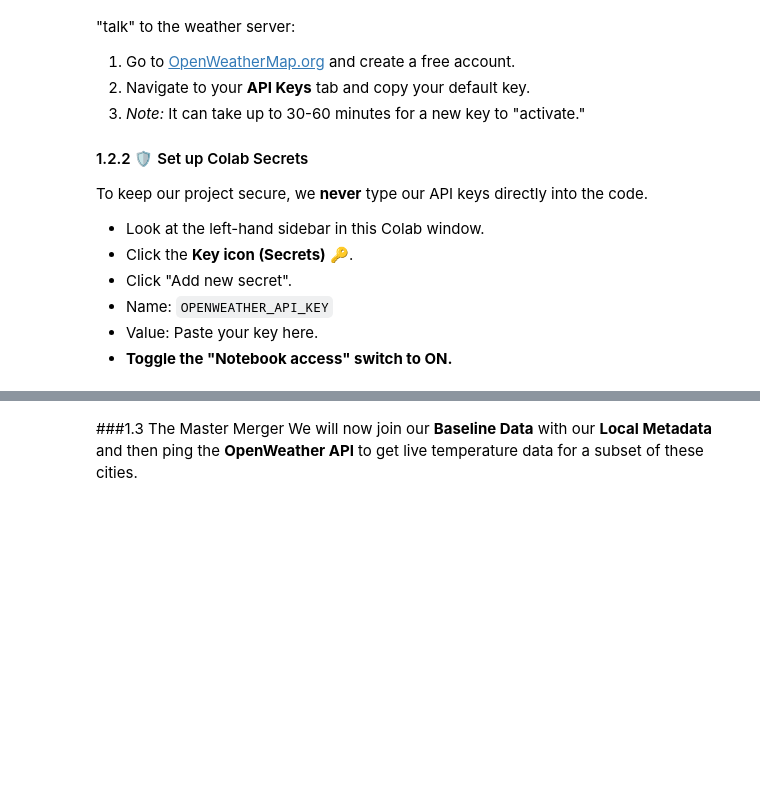
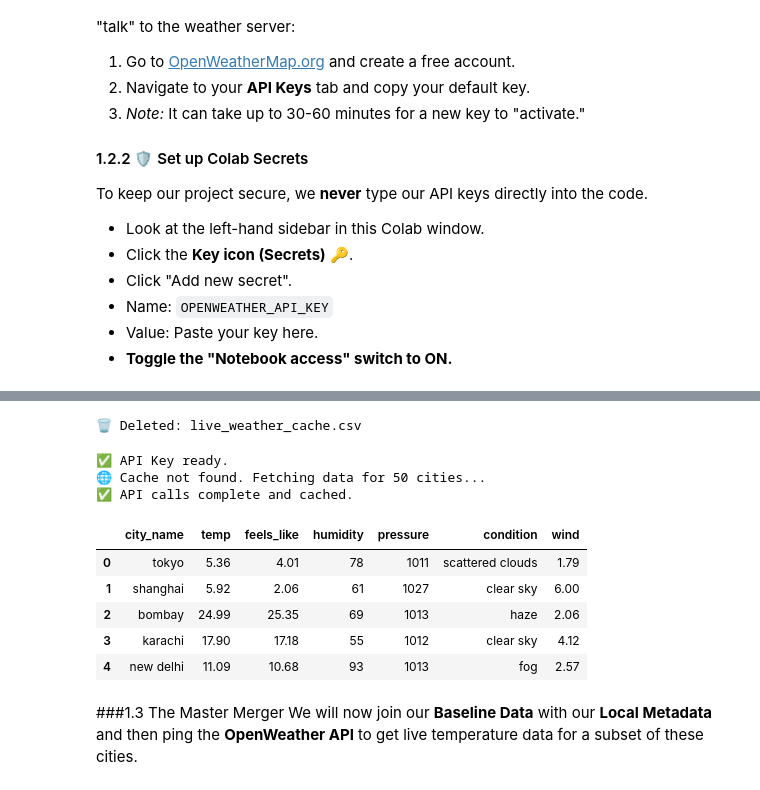
Before and after one commit to LiamDuero03/DS-Society-Project, a Jupyter notebook: Full-Project.ipynb, the cells around one changed output, grey strips where cells are left out. Saved outputs shown, nothing was run; the diff lists cells and outputs as text; code cells hidden in the pictures; blank space fills up the shorter version.

Commit message:
Upgrade, includes problem question and better structure for API call

```diff
--- a/Full-Project.ipynb
+++ b/Full-Project.ipynb
@@ -98,3 +69,82 @@ def fetch_weather(city):
+# %%
+import os
+
+# List of files to remove
+files_to_delete = []
+
+for file in files_to_delete:
+    if os.path.exists(file):
+        os.remove(file)
+        print(f"🗑️ Deleted: {file}")
+    else:
+        print(f"⚠️ {file} not found (already deleted).")
+# %% [output]
+🗑️ Deleted: live_weather_cache.csv
+# %%
+import os
+import pandas as pd
+import requests
+from google.colab import userdata
+
+# 1. API Setup
+try:
+    API_KEY = userdata.get('OPENWEATHER_API_KEY')
+    print("✅ API Key ready.")
+except:
+    print("❌ API Key missing in Colab Secrets.")
+
+# 2. Define the "Smart" Fetch Function
+def fetch_weather_data(city_list):
+    CACHE_FILE = "live_weather_cache.csv"
+
+    if os.path.exists(CACHE_FILE):
+        print(f"📦 Loading weather from local cache: {CACHE_FILE}")
+        return pd.read_csv(CACHE_FILE)
+
+    print(f"🌐 Cache not found. Fetching data for {len(city_list)} cities...")
+    results = []
+    base_url = "http://api.openweathermap.org/data/2.5/weather"
+
+    for city in city_list:
+        params = {'q': city, 'appid': API_KEY, 'units': 'metric'}
+        try:
+            response = requests.get(base_url, params=params)
+            if response.status_code == 200:
+                d = response.json()
+                results.append({
+                    'city_name': city.lower().strip(),
+                    'temp': d['main']['temp'],
+                    'feels_like': d['main']['feels_like'], # ADDED THIS
+                    'humidity': d['main']['humidity'],
+                    'pressure': d['main']['pressure'],     # Extra data for ML
+                    'condition': d['weather'][0]['description'],
+                    'wind': d['wind']['speed']
+                })
+        except Exception as e:
+            print(f"Skipping {city} due to error: {e}")
+
+    weather_df = pd.DataFrame(results)
+    weather_df.to_csv(CACHE_FILE, index=False)
+    print("✅ API calls complete and cached.")
+    return weather_df
+
+# --- THE BIG CHANGE: Selecting Cities for ML ---
+# Instead of a manual list, we take the top 50 cities from your 3.1M dataset
+# This ensures we have enough data points for the Machine Learning model
+target_cities = internal_metadata_df.sort_values(by='pop', ascending=False).head(50)['city'].tolist()
+
+live_weather_df = fetch_weather_data(target_cities)
+live_weather_df.head()
+# %% [output]
+✅ API Key ready.
+🌐 Cache not found. Fetching data for 50 cities...
+✅ API calls complete and cached.
+|  | city_name | temp | feels_like | humidity | pressure | condition | wind |
+| 0 | tokyo | 5.36 | 4.01 | 78 | 1011 | scattered clouds | 1.79 |
+| 1 | shanghai | 5.92 | 2.06 | 61 | 1027 | clear sky | 6.00 |
+| 2 | bombay | 24.99 | 25.35 | 69 | 1013 | haze | 2.06 |
+| 3 | karachi | 17.90 | 17.18 | 55 | 1012 | clear sky | 4.12 |
+| 4 | new delhi | 11.09 | 10.68 | 93 | 1013 | fog | 2.57 |
 # %% [markdown]
 ###1.3 The Master Merger
 We will now join our **Baseline Data** with our **Local Metadata** and then ping the **OpenWeather API** to get live temperature data for a subset of these cities.
```
Also changed, not shown: parts of 6 cells of this notebook.
